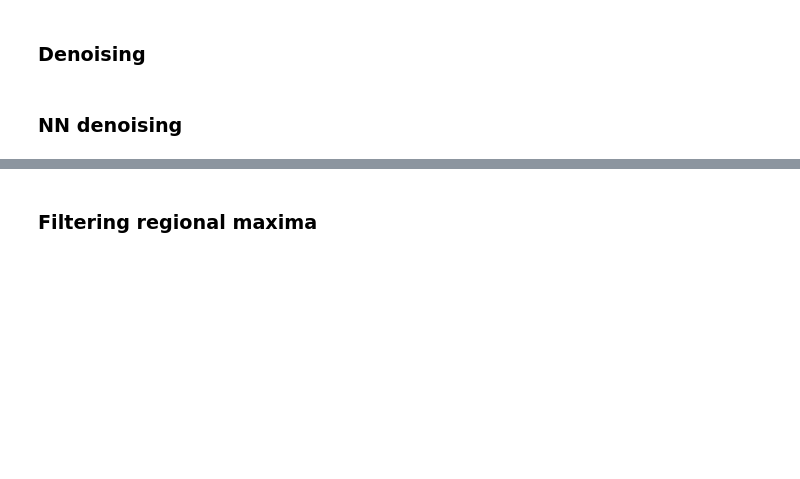
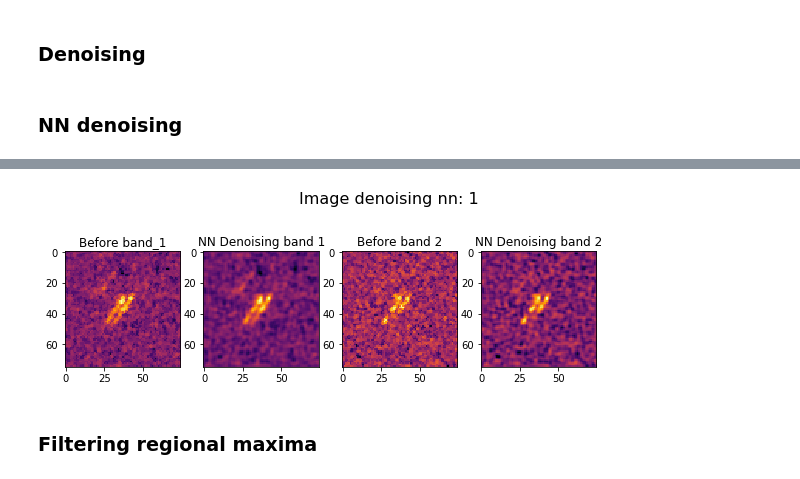
Before and after one commit to MarekKZielinski/Statoil-C-CORE-Iceberg-Classifier-Challenge, a Jupyter notebook: Iceberg-notebook.ipynb, the cells around one changed output, grey strips where cells are left out. Cells and saved outputs as stored; diff of their text form; code cells hidden in the pictures; blank space fills up the shorter version.

```diff
--- a/Iceberg-notebook.ipynb
+++ b/Iceberg-notebook.ipynb
@@ -338,24 +354,26 @@ print("Model training time: " + '{:d}'.format(int(model_time // 60)) + " minutes
 # %%
-#X_nn_denoised = model_denoise.predict(X, verbose=1)
+X_nn_denoised = model_denoise.predict(X, verbose=1)
 # %%
-#index=8
-#original_index = y_train_sample.iloc[index].name
-#cmap="inferno"
-#fig = plt.figure(figsize=(12,6))
-#fig.suptitle("Image denoising nn: %x" % (train_df.loc[original_index,'is_iceberg']), fontsize=16)
-#ax1 = fig.add_subplot(251)
-#ax1.set_title("Before band_1")
-#ax1.imshow(X_train_sample[index][:,:,0], cmap=cmap)
-#ax2 = fig.add_subplot(252)
-#ax2.set_title("NN Denoising band 1")
-#ax2.imshow(X_nn_denoised[original_index][:,:,0], cmap=cmap)
-#ax3 = fig.add_subplot(253)
-#ax3.set_title("Before band 2")
-#ax3.imshow(X_train_sample[index][:,:,1], cmap=cmap)
-#ax4 = fig.add_subplot(254)
-#ax4.set_title("NN Denoising band 2")
-#ax4.imshow(X_nn_denoised[original_index][:,:,1], cmap=cmap)
-#plt.show()
+index=8
+original_index = y_train_sample.iloc[index].name
+cmap="inferno"
+fig = plt.figure(figsize=(12,6))
+fig.suptitle("Image denoising nn: %x" % (train_df.loc[original_index,'is_iceberg']), fontsize=16)
+ax1 = fig.add_subplot(251)
+ax1.set_title("Before band_1")
+ax1.imshow(X_train_sample[index][:,:,0], cmap=cmap)
+ax2 = fig.add_subplot(252)
+ax2.set_title("NN Denoising band 1")
+ax2.imshow(X_nn_denoised[original_index][:,:,0], cmap=cmap)
+ax3 = fig.add_subplot(253)
+ax3.set_title("Before band 2")
+ax3.imshow(X_train_sample[index][:,:,1], cmap=cmap)
+ax4 = fig.add_subplot(254)
+ax4.set_title("NN Denoising band 2")
+ax4.imshow(X_nn_denoised[original_index][:,:,1], cmap=cmap)
+plt.show()
+# %% [output]
+[figure, added]
 # %% [markdown]
 ### Filtering regional maxima
 # %%
```
Also changed, not shown: parts of 16 cells of this notebook, 2 other files.
